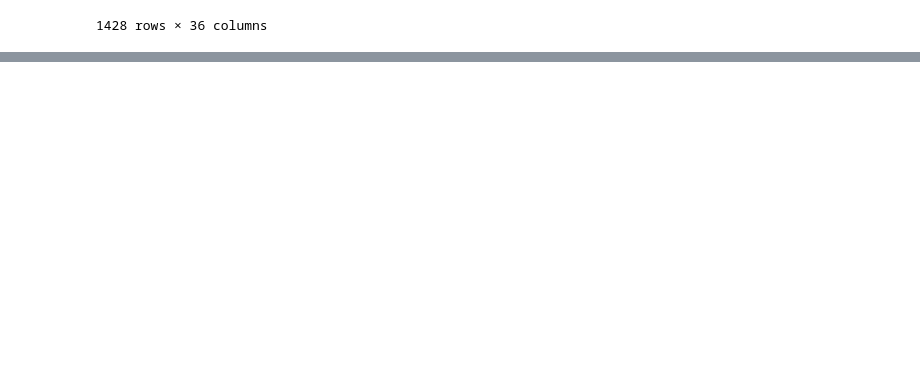
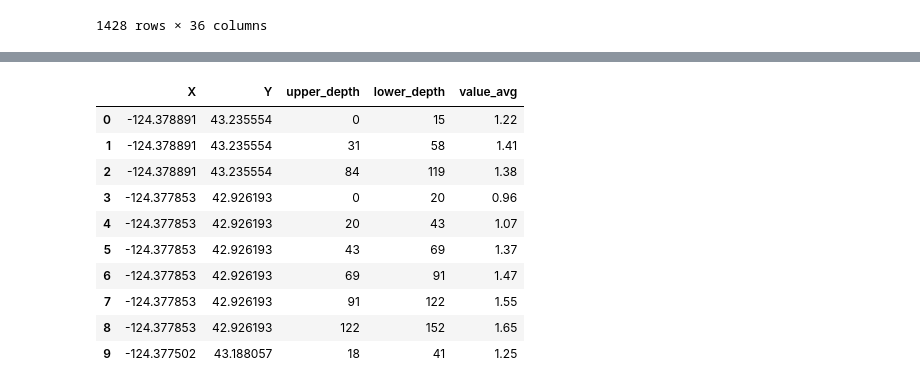
Before and after one commit to AI-Bootcamp-Class/project2, a Jupyter notebook: retrieve_data.ipynb, the cells around one changed output, grey strips where cells are left out. Saved outputs shown, nothing was run; the diff lists cells and outputs as text; code cells hidden in the pictures; blank space fills up the shorter version.

```diff
--- a/retrieve_data.ipynb
+++ b/retrieve_data.ipynb
@@ -210,0 +218,4 @@ display(df_earthquake_dat)
+# %%
+# Import the 'wosis_latest_bdwsod.csv' file into a Pandas DataFrame
+df = pd.read_csv('Resources/wosis_latest_bdwsod.csv')
+df.head()
@@ -210,0 +241,19 @@ display(df_earthquake_dat)
+# %%
+# Define the features to keep
+columns_to_keep = ['X', 'Y', 'upper_depth', 'lower_depth', 'value_avg']
+
+# Select those features/columns
+df_soil = df_usa[columns_to_keep].sort_values(by=['X', 'Y', 'upper_depth']).reset_index(drop=True)
+df_soil.head(10)
+# %% [output]
+|  | X | Y | upper_depth | lower_depth | value_avg |
+| 0 | -124.378891 | 43.235554 | 0 | 15 | 1.22 |
+| 1 | -124.378891 | 43.235554 | 31 | 58 | 1.41 |
+| 2 | -124.378891 | 43.235554 | 84 | 119 | 1.38 |
+| 3 | -124.377853 | 42.926193 | 0 | 20 | 0.96 |
+| 4 | -124.377853 | 42.926193 | 20 | 43 | 1.07 |
+| 5 | -124.377853 | 42.926193 | 43 | 69 | 1.37 |
+| 6 | -124.377853 | 42.926193 | 69 | 91 | 1.47 |
+| 7 | -124.377853 | 42.926193 | 91 | 122 | 1.55 |
+| 8 | -124.377853 | 42.926193 | 122 | 152 | 1.65 |
+| 9 | -124.377502 | 43.188057 | 18 | 41 | 1.25 |
```
Also changed, not shown: parts of 15 cells of this notebook.
